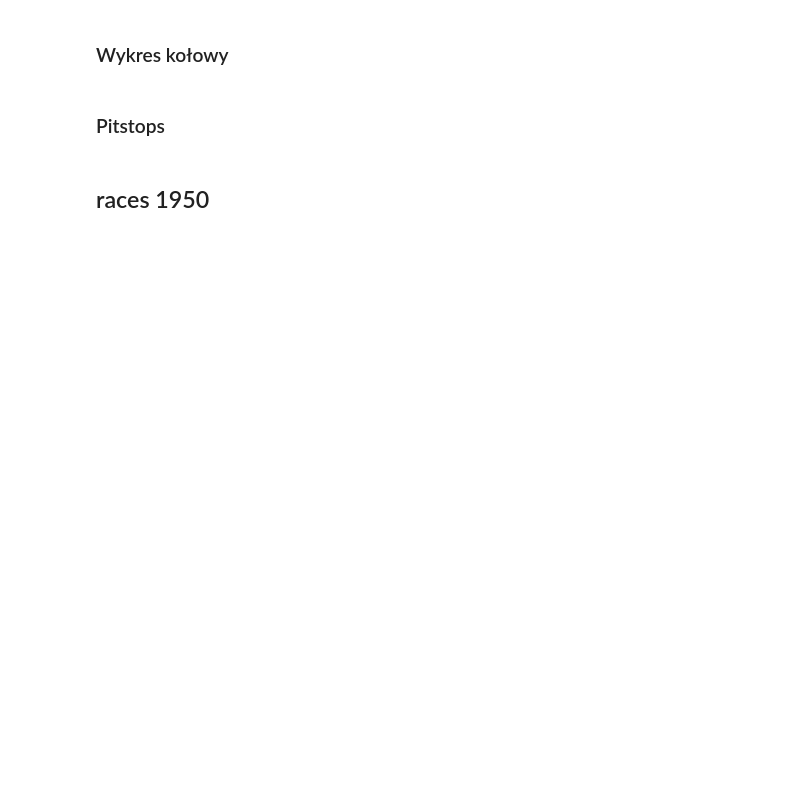
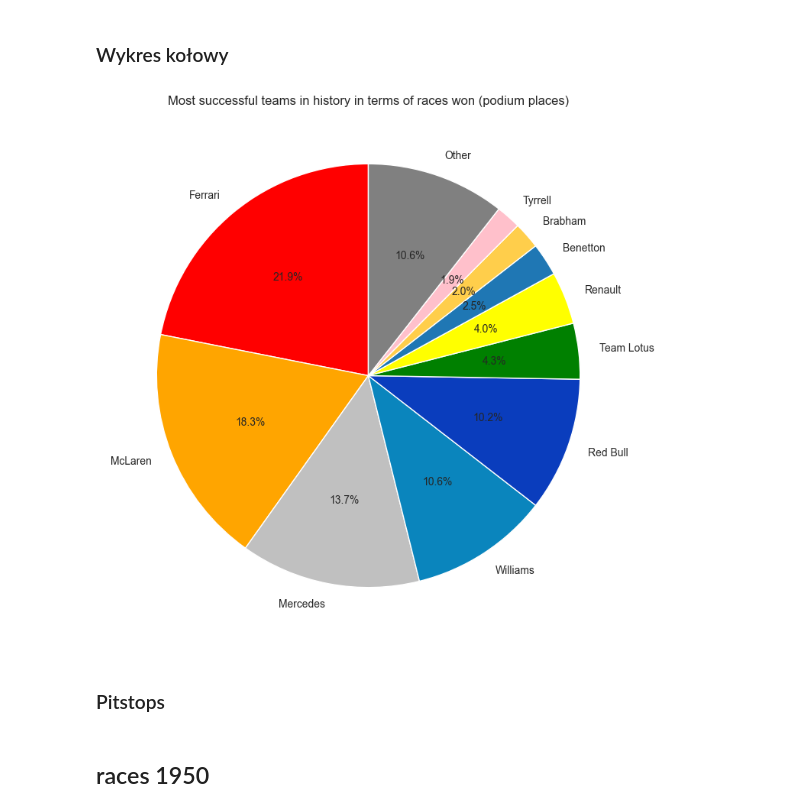
Before and after one commit to drfifonz/formula1-stats, a Jupyter notebook: formula1_static_charts.ipynb, the cells around one changed output. Saved outputs shown, nothing was run; the diff lists cells and outputs as text; code cells hidden in the pictures; blank space fills up the shorter version.

```diff
--- a/formula1_static_charts.ipynb
+++ b/formula1_static_charts.ipynb
@@ -51,5 +53,31 @@ plt.show()
 # %% [markdown]
 ### Wykres kołowy
+# %%
+constructor_wins = constructor_standings[constructor_standings['wins'] != 0]
+data = pd.merge(constructors, constructor_wins, on='constructorId')
+
+win_counts = data.groupby('name')['wins'].sum()
+
+top_constructors = win_counts.nlargest(5).index.tolist()
+win_counts_top = win_counts.loc[top_constructors]
+other_wins = win_counts.sum() - win_counts_top.sum()
+win_counts_top['Other'] = other_wins
+top_constructors.append('Other')
+
+color_dict = {'Ferrari': 'red', 'McLaren': 'orange', 'Mercedes': 'silver', 'Williams': '#0a85bd',
+                'Red Bull': '#0a3dbd', 'Brabham': '#ffce4b', 'Team Lotus': 'green', 'Renault': 'yellow', 'BRM': '#cc00cc', 'Tyrrell': 'pink', 'Other': 'gray'}
+
+colors = win_counts_top.index.map(color_dict.get)
+
+
+sns.set_style("whitegrid")
+fig, ax = plt.subplots(figsize=(16, 9), dpi=100)
+ax.pie(win_counts_top, labels=top_constructors, autopct='%1.1f%%', startangle=90, colors=colors)
+ax.set_title('Most successful teams in history in terms of races won (podium places)')
+
+plt.show()
+# %% [output]
+[figure, added]
 # %% [markdown]
 ### Pitstops
 # %%
```
Also changed, not shown: parts of 6 cells of this notebook.
